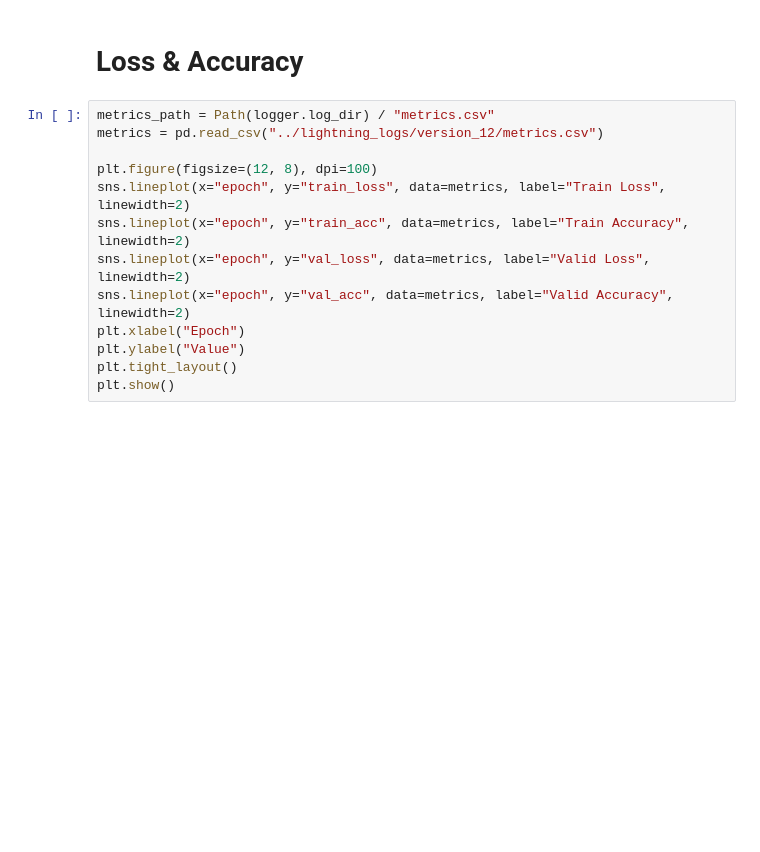
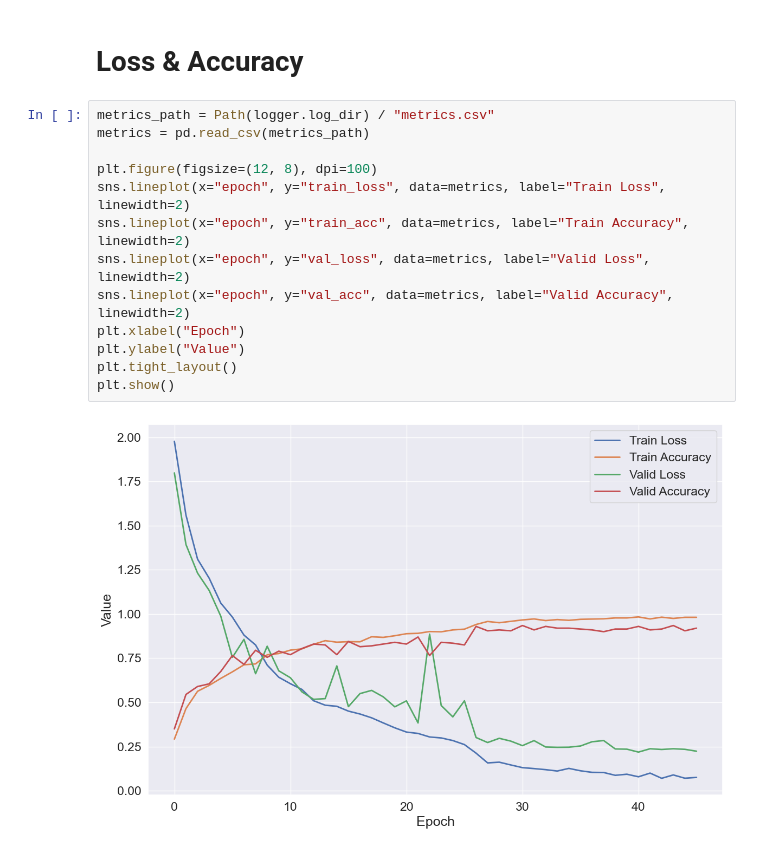
Before and after one commit to kodo-yousif/AI-Practical-Tasks-2024-2025, a Jupyter notebook: final/Group-A_Vehicle-Classification/notebooks/CNN_classifier.ipynb, the cells around one changed output. Saved outputs shown, nothing was run; the diff lists cells and outputs as text; blank space fills up the shorter version.

```diff
--- a/final/Group-A_Vehicle-Classification/notebooks/CNN_classifier.ipynb
+++ b/final/Group-A_Vehicle-Classification/notebooks/CNN_classifier.ipynb
@@ -240,14 +280,16 @@ plt.show()
 <h1>Loss & Accuracy</h1>
 # %%
 metrics_path = Path(logger.log_dir) / "metrics.csv"
-metrics = pd.read_csv("../lightning_logs/version_12/metrics.csv")
+metrics = pd.read_csv(metrics_path)
 
 plt.figure(figsize=(12, 8), dpi=100)
 sns.lineplot(x="epoch", y="train_loss", data=metrics, label="Train Loss", linewidth=2)
 sns.lineplot(x="epoch", y="train_acc", data=metrics, label="Train Accuracy", linewidth=2)
 sns.lineplot(x="epoch", y="val_loss", data=metrics, label="Valid Loss", linewidth=2)
 sns.lineplot(x="epoch", y="val_acc", data=metrics, label="Valid Accuracy", linewidth=2)
 plt.xlabel("Epoch")
 plt.ylabel("Value")
 plt.tight_layout()
 plt.show()
+# %% [output]
+[figure, added]
```
Also changed, not shown: parts of 12 cells of this notebook, 3 other files.
